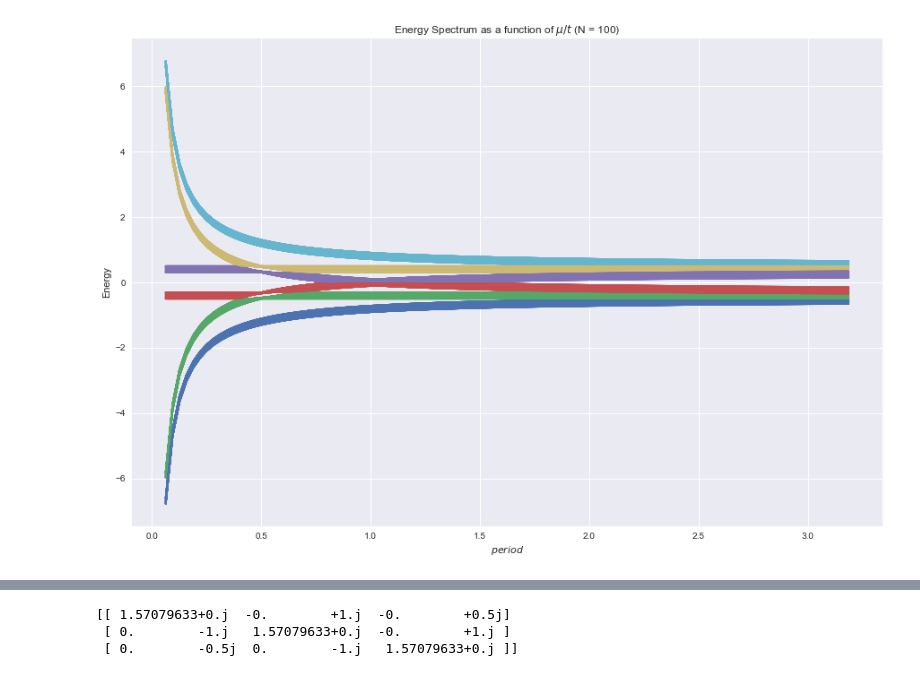
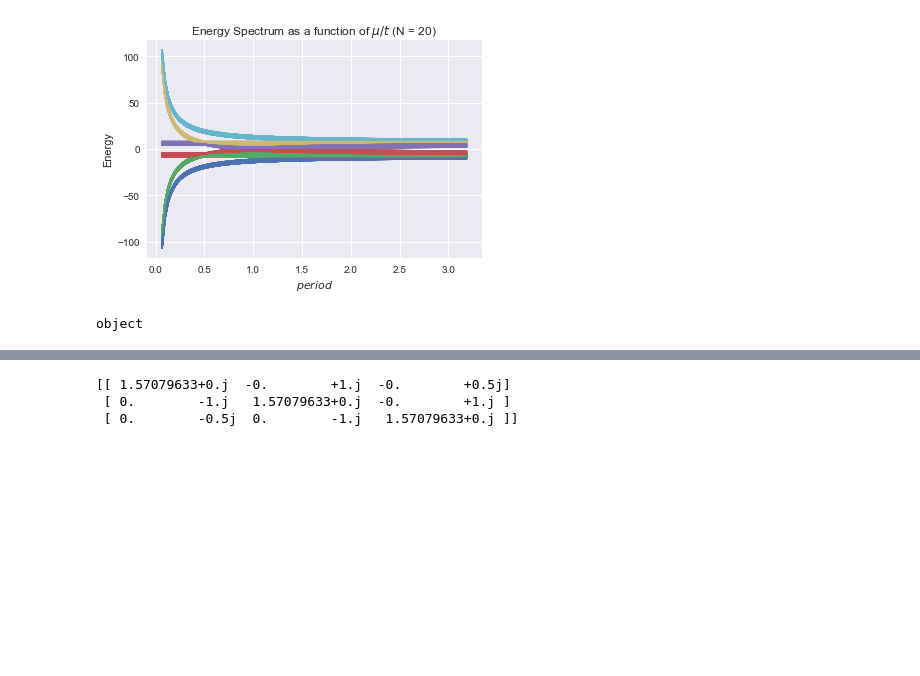
Before and after one commit to Eslam-Sabry/recursive-green-function, a Jupyter notebook: src/floquet band hamiltonian.ipynb, the cells around one changed output, grey strips where cells are left out. Cells and saved outputs as stored; diff of their text form; code cells hidden in the pictures; blank space fills up the shorter version.

```diff
--- a/src/floquet band hamiltonian.ipynb
+++ b/src/floquet band hamiltonian.ipynb
@@ -11,8 +11,10 @@ mp.rcParams['figure.figsize'] = (15, 10)  # Setting the size of the plots
 import numpy.linalg as la
 from tqdm.notebook import tqdm
 # %%
+N_floquet_bands = 11
 N_floquet_bands = 3
-N = 100
+
+N = 20
 J_z = np.diag(np.arange(-(N_floquet_bands-1)/2,1+(N_floquet_bands-1)/2))
 Id_floquet_bands = np.eye(N_floquet_bands)
 t = np.pi
@@ -94,14 +98,18 @@ spectrum = np.array([calculate_bands(momenta, period=T) for T in tqdm(periods)])
 # %%
 plt.title("Energy Spectrum as a function of $\mu/t$ (N = {})".format(N))
 for i in range(100):
-    plt.plot(periods,spectrum[:,i]/w)
+    plt.plot(periods,spectrum[:,i])
 plt.ylabel('Energy')
 plt.xlabel('$period$')
 plt.show()
 #plt.savefig('interesting bulk spectrum.png')
 # %% [output]
-[figure, old version]
+[figure, new version]
 # %%
 energies = calculate_finite_spectrum(periods)
+# %%
+print(energies.dtype)
+# %% [output]
+object
 # %%
 plt.title("Energy Spectrum as a function of $T$ (N = {})".format(N))
```
Also changed, not shown: parts of 24 cells of this notebook, 1 other file.
